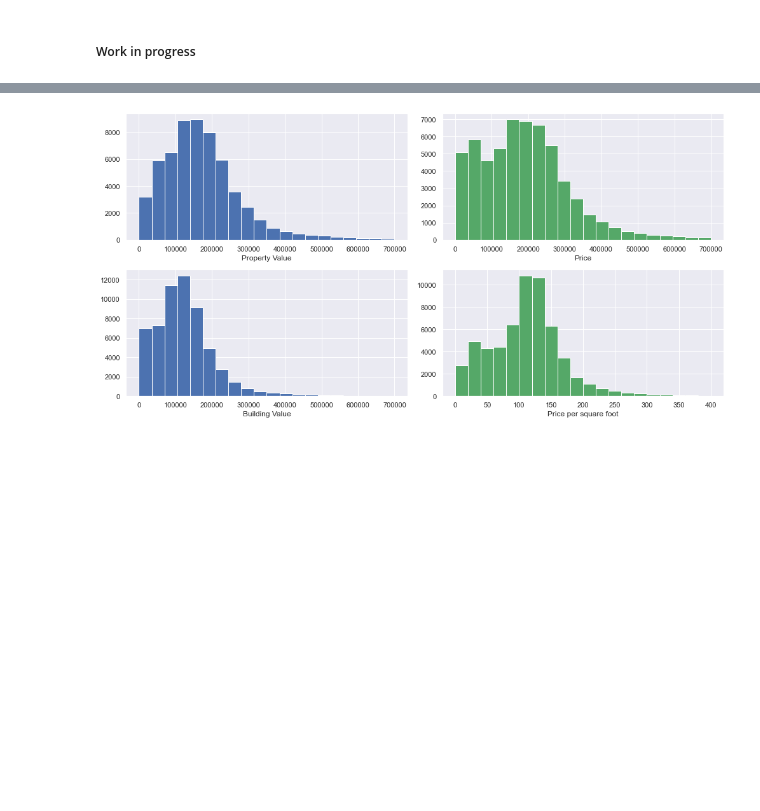
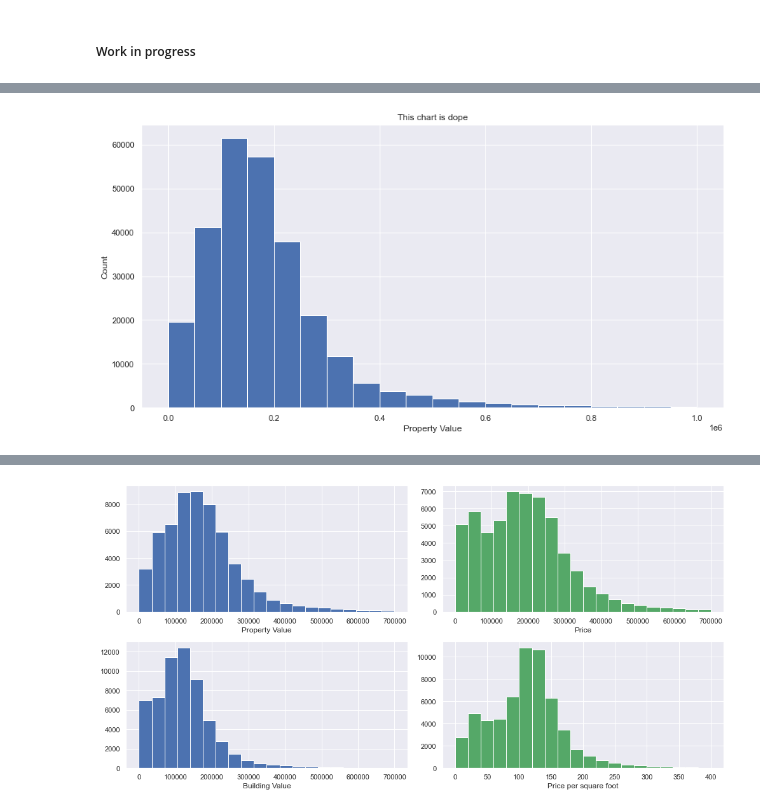
Before and after one commit to WillRobinson152/DS_Assingments, a Jupyter notebook: Jax Housing Analysis/4.EDA.ipynb, the cells around one changed output, grey strips where cells are left out. Drawn from its saved outputs; the diff is of its cells as text; code cells hidden in the pictures; blank space fills up the shorter version.

Commit message:
Added image.

```diff
--- a/Jax Housing Analysis/4.EDA.ipynb
+++ b/Jax Housing Analysis/4.EDA.ipynb
@@ -6,6 +8,6 @@ import numpy as np
 import matplotlib.pyplot as plt
 import seaborn as sns
 # %%
-df = pd.read_csv('JaxHousingData.csv', index_col=0)
+df = pd.read_csv('C:/Users/Robin/OneDrive/Documents/Python/DuvalSFR.csv')
 df.shape
 # %% [output]
@@ -12,0 +40,6 @@ df.shape
+# %%
+df = df.astype(
+    {
+    'RE':'str'
+    }
+    )
@@ -12,0 +64,9 @@ df.shape
+# %%
+sns.set()
+plt.figure(figsize=(14,7))
+_ = plt.hist(df['just_val'], bins=20, range=(0,1000000), color='b')
+_ = plt.xlabel('Property Value')
+_ = plt.ylabel('Count')
+_ = plt.title('This chart is dope')
+# %% [output]
+[figure, added]
```
Also changed, not shown: parts of 7 cells of this notebook.
